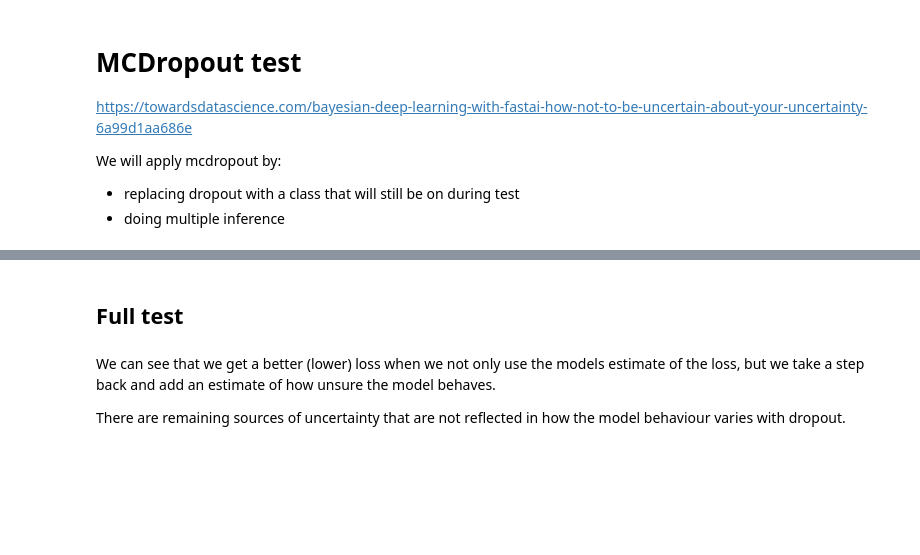
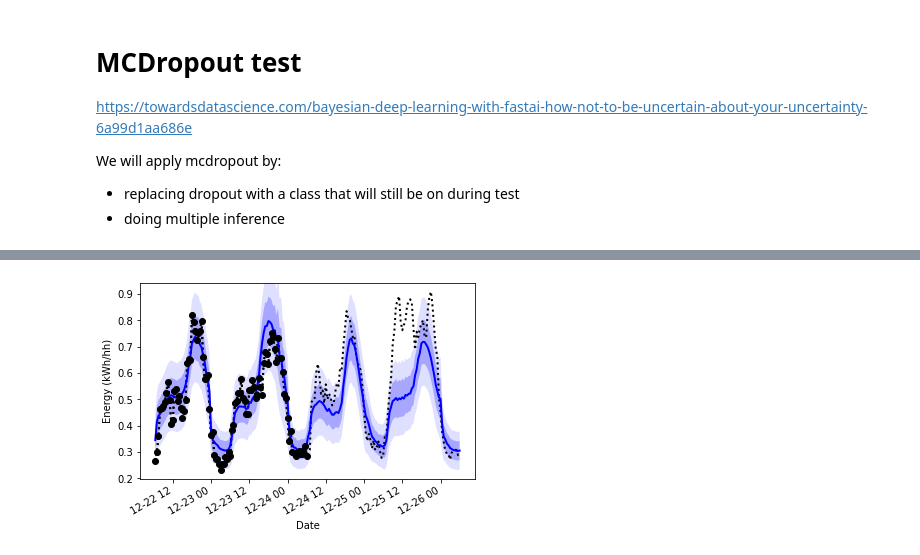
Before and after one commit to wassname/attentive-neural-processes, a Jupyter notebook: smartmeters-ANP-RNN-mcdropout.ipynb, the cells around one changed output, grey strips where cells are left out. Cells and saved outputs as stored; diff of their text form; code cells hidden in the pictures; blank space fills up the shorter version.

```diff
--- a/smartmeters-ANP-RNN-mcdropout.ipynb
+++ b/smartmeters-ANP-RNN-mcdropout.ipynb
@@ -436,15 +453,19 @@ plt.show()
 # %%
 # Try without MCDropout
 model.eval()
 with torch.no_grad():
-    y_pred, kl, loss_test, loss_mse, y_std = model(context_x, context_y, target_x, target_y)
+    y_pred, losses, extra = model(context_x, context_y, target_x, target_y)
+    y_std = extra['dist'].scale
 
 plot_rows(
-    y_target_rows,
-    y_context_rows,
-    y_pred.detach().cpu().numpy(),
-    y_std.detach().cpu().numpy(),
+    x_target_rows=x_target_extra_rows,
+    x_context_rows=x_context_rows,
+    target_y_rows=y_target_rows,
+    context_y_rows=y_context_rows,
+    pred_y=y_pred.detach().cpu().numpy(),
+    std=y_std.detach().cpu().numpy(),
+    legend=False
 )
 plt.show()
+# %% [output]
+[figure, added]
-# %% [markdown]
-## Full test
@@ -470,4 +471,0 @@ print(f"Inference: {loss:2.2f}")
-# %% [markdown]
-We can see that we get a better (lower) loss when we not only use the models estimate of the loss, but we take a step back and add an estimate of how unsure the model behaves.
-
-There are remaining sources of uncertainty that are not reflected in how the model behaviour varies with dropout.
```
Also changed, not shown: parts of 8 cells of this notebook.
